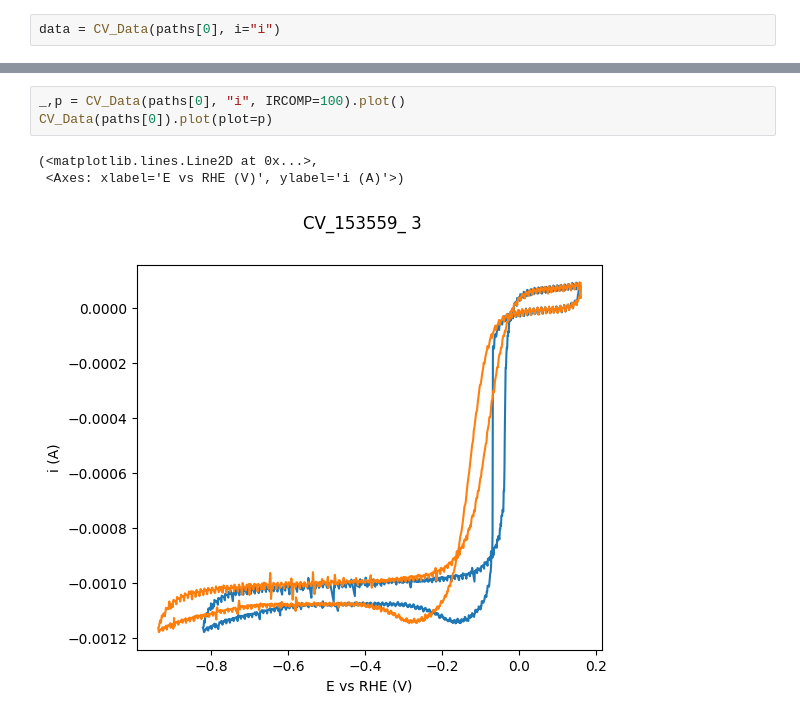
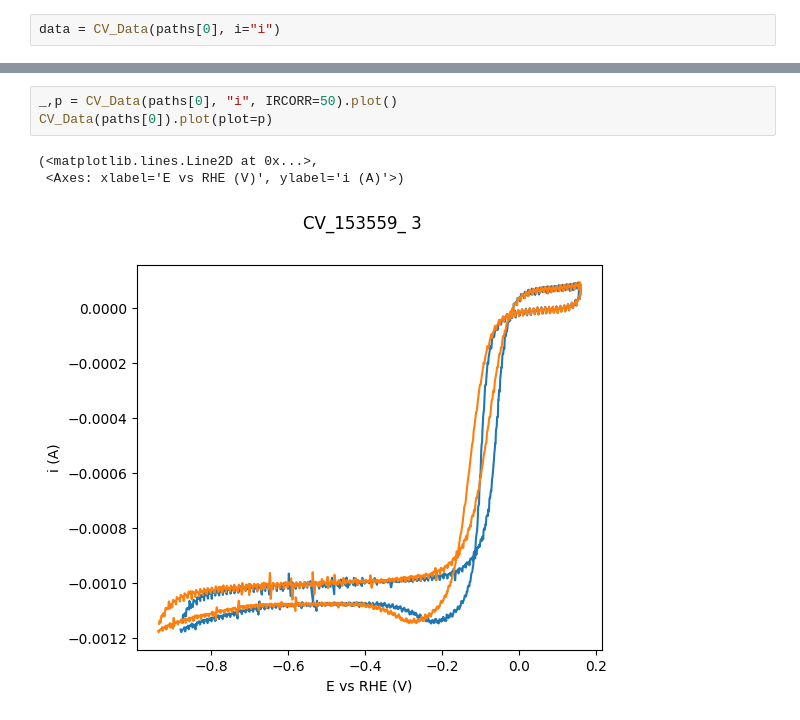
Before and after one commit to NordicEC/EC4py, a Jupyter notebook: dev/CV_Data/CV_Data_t5 _IRCOMP.ipynb, the cells around one changed output, grey strips where cells are left out. Saved outputs shown, nothing was run; the diff lists cells and outputs as text.

```diff
--- a/dev/CV_Data/CV_Data_t5 _IRCOMP.ipynb
+++ b/dev/CV_Data/CV_Data_t5 _IRCOMP.ipynb
@@ -44,7 +50,7 @@ Z_E
 # %%
-_,p = CV_Data(paths[0], "i", IRCOMP=100).plot()
+_,p = CV_Data(paths[0], "i", IRCORR=50).plot()
 CV_Data(paths[0]).plot(plot=p)
 # %% [output]
 (<matplotlib.lines.Line2D at 0x...>,
  <Axes: xlabel='E vs RHE (V)', ylabel='i (A)'>)
-[figure, old version]
+[figure, new version]
```
Also changed, not shown: parts of 5 cells of this notebook, 3 other files.
